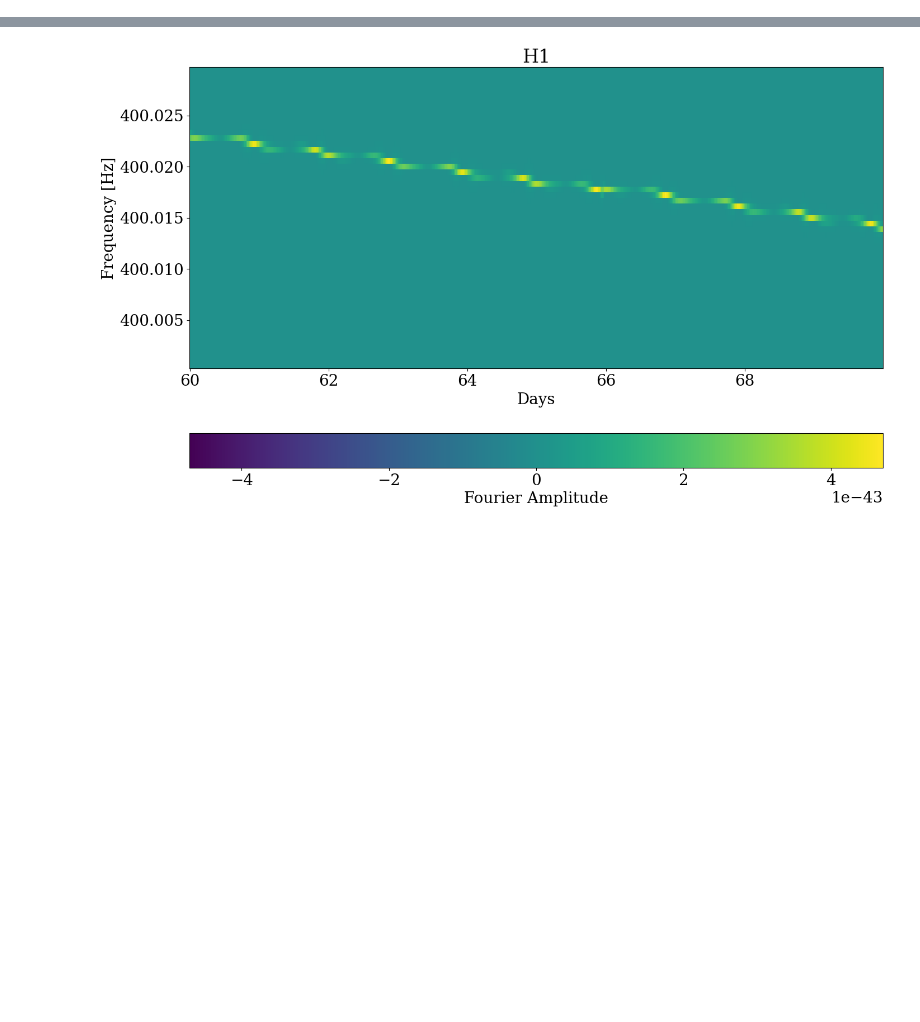
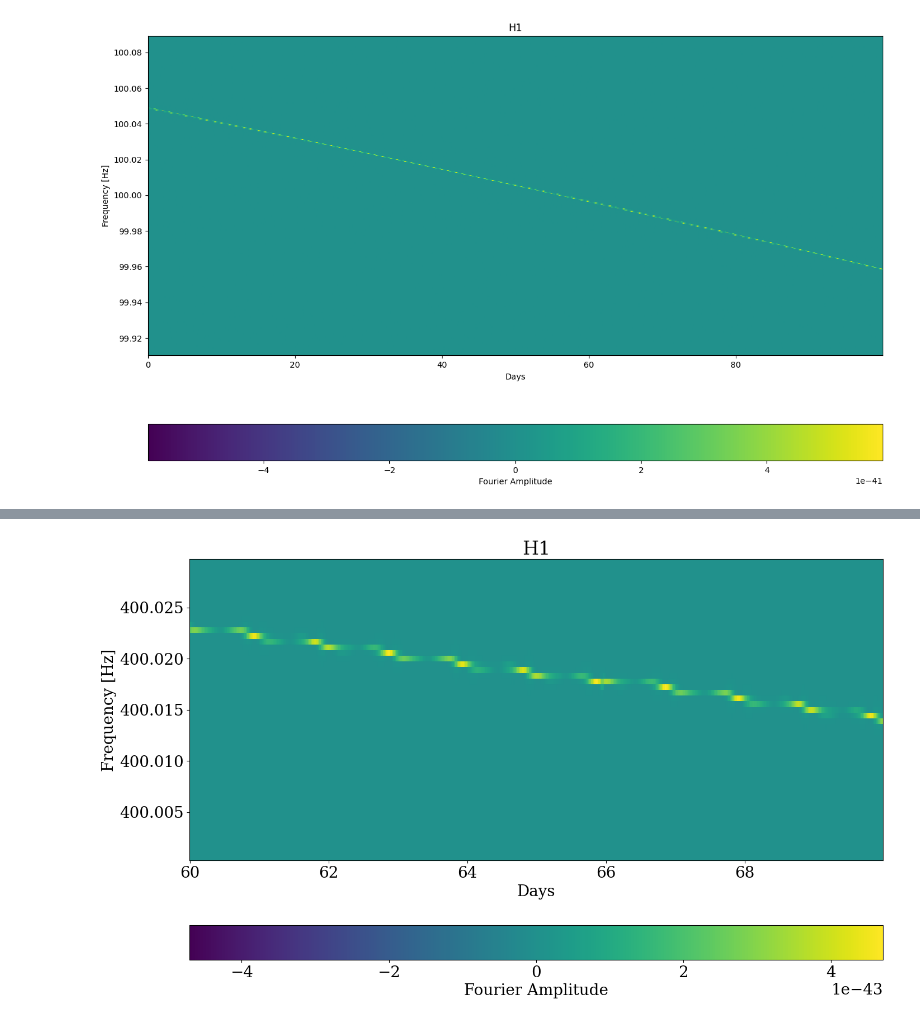
Before and after one commit to damondmc/simGlitch, a Jupyter notebook: plot.ipynb, the cells around one changed output, grey strips where cells are left out. Cells and saved outputs as stored; diff of their text form; code cells hidden in the pictures; blank space fills up the shorter version.

```diff
--- a/plot.ipynb
+++ b/plot.ipynb
@@ -79,0 +129,9 @@ frequency, timestamps, fourier_data = get_sft_as_arrays('./data/with_glitch/simC
+# %%
+frequency, timestamps, fourier_data = get_sft_as_arrays(writer.sftfilepath)
+
+data = fourier_data['H1'].real ** 2 + fourier_data['H1'].imag ** 2
+
+fig, ax = plot_spectrograms(
+    timestamps['H1'], frequency, data,
+);
+# %% [output]
@@ -80,3 +139,4 @@ frequency, timestamps, fourier_data = get_sft_as_arrays('./data/with_glitch/simC
+[figure, added]
 # %%
 det = 'H1'
 data1 = fourier_data[det].real ** 2 + fourier_data[det].imag ** 2
```
Also changed, not shown: parts of 6 cells of this notebook, 26 other files.
